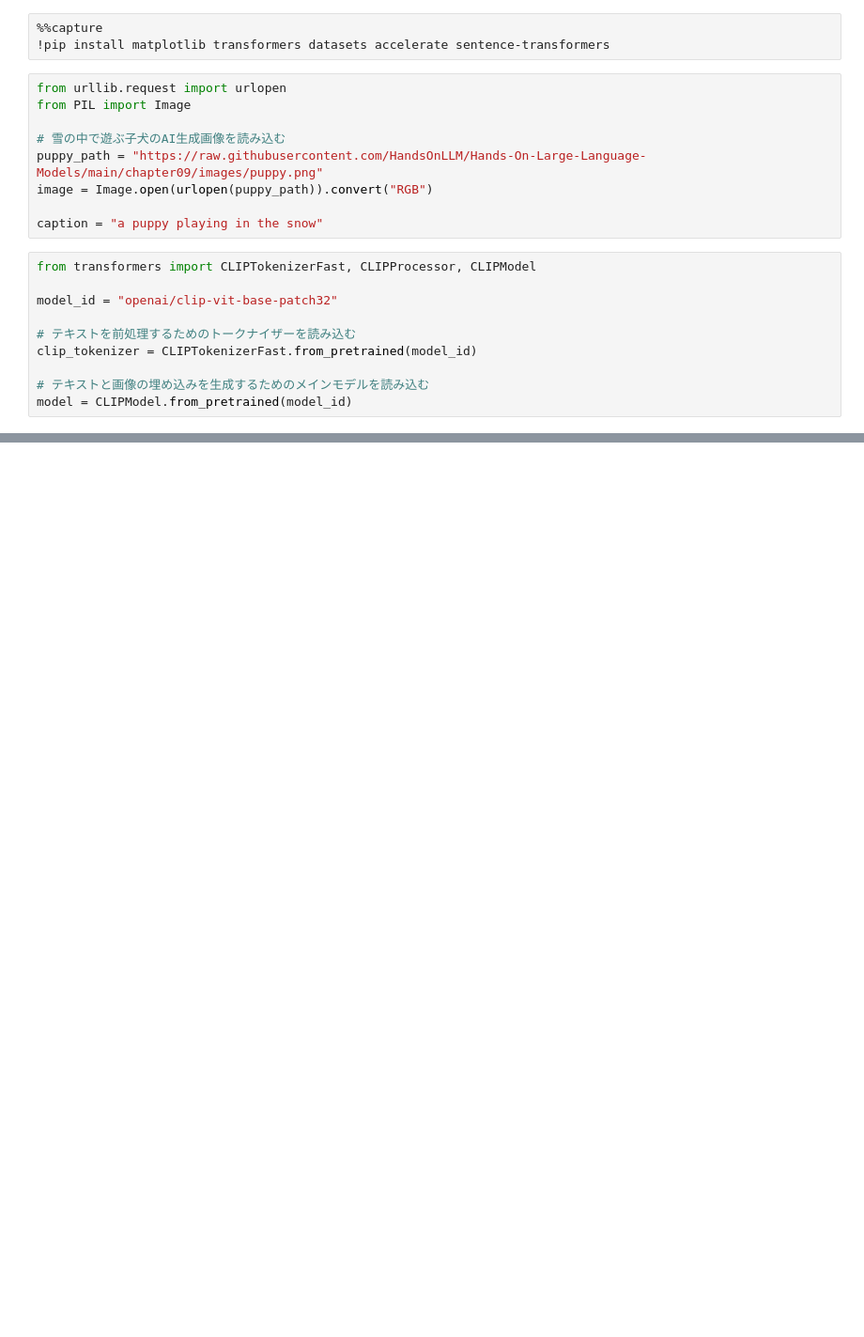
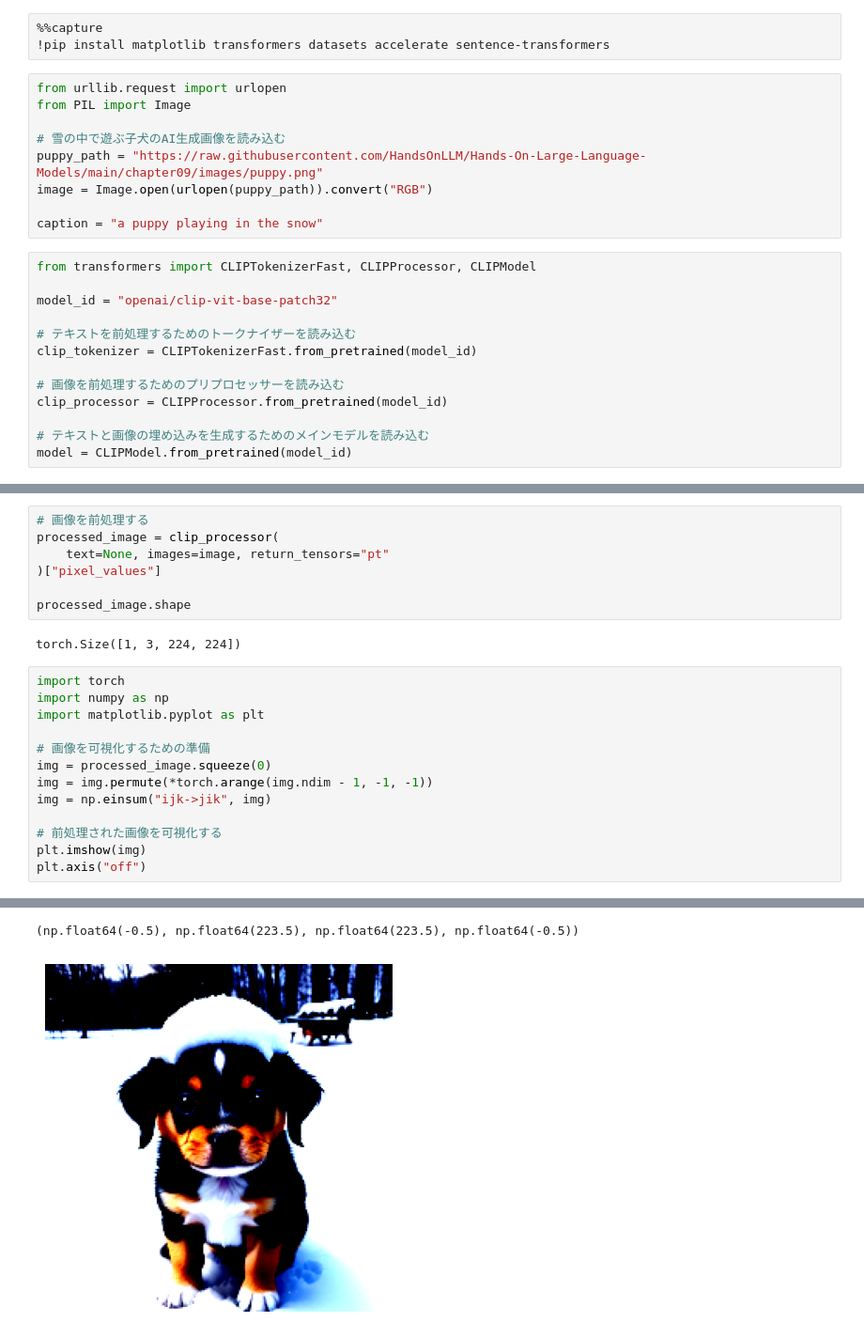
Before and after one commit to shown5/HandsOnLLM, a Jupyter notebook: chap9_multimodal_llm.ipynb, the cells around one changed output, grey strips where cells are left out. Shown at 94% size. Drawn from its saved outputs; the diff is of its cells as text; blank space fills up the shorter version.

```diff
--- a/chap9_multimodal_llm.ipynb
+++ b/chap9_multimodal_llm.ipynb
@@ -20,5 +20,8 @@ model_id = "openai/clip-vit-base-patch32"
 # テキストを前処理するためのトークナイザーを読み込む
 clip_tokenizer = CLIPTokenizerFast.from_pretrained(model_id)
 
+# 画像を前処理するためのプリプロセッサーを読み込む
+clip_processor = CLIPProcessor.from_pretrained(model_id)
+
 # テキストと画像の埋め込みを生成するためのメインモデルを読み込む
 model = CLIPModel.from_pretrained(model_id)
@@ -24,0 +54,23 @@ model = CLIPModel.from_pretrained(model_id)
+# %%
+# 画像を前処理する
+processed_image = clip_processor(
+    text=None, images=image, return_tensors="pt"
+)["pixel_values"]
+
+processed_image.shape
+# %% [output]
+torch.Size([1, 3, 224, 224])
+# %%
+import torch
+import numpy as np
+import matplotlib.pyplot as plt
+
+# 画像を可視化するための準備
+img = processed_image.squeeze(0)
+img = img.permute(*torch.arange(img.ndim - 1, -1, -1))
+img = np.einsum("ijk->jik", img)
+
+# 前処理された画像を可視化する
+plt.imshow(img)
+plt.axis("off")
+# %% [output]
@@ -24,0 +78,2 @@ model = CLIPModel.from_pretrained(model_id)
+(np.float64(-0.5), np.float64(223.5), np.float64(223.5), np.float64(-0.5))
+[figure, added]
```
Also changed, not shown: parts of 5 cells of this notebook.
